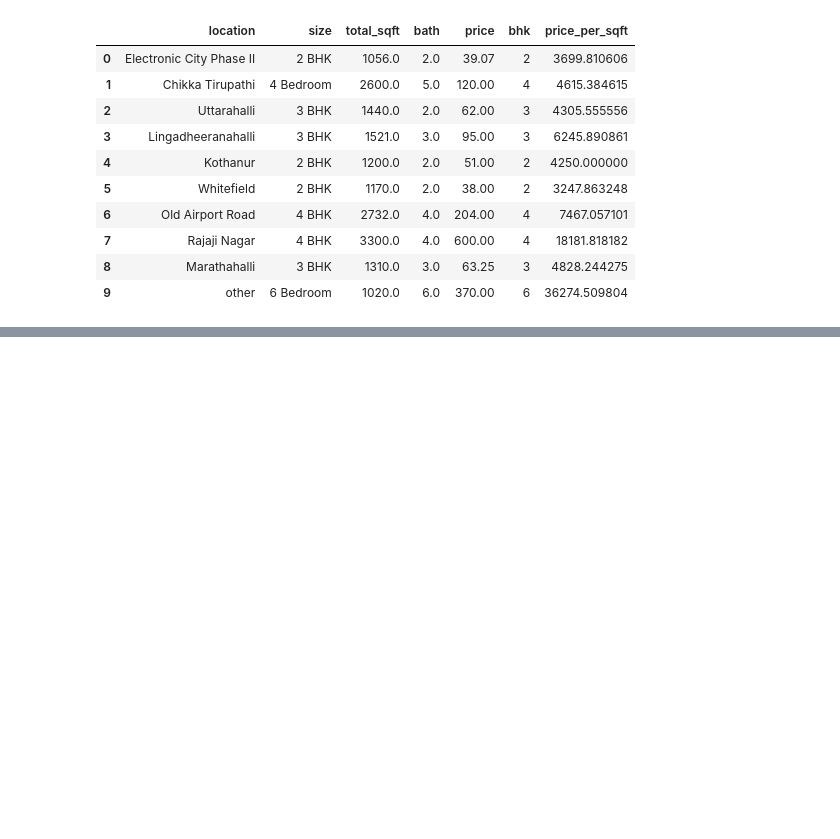
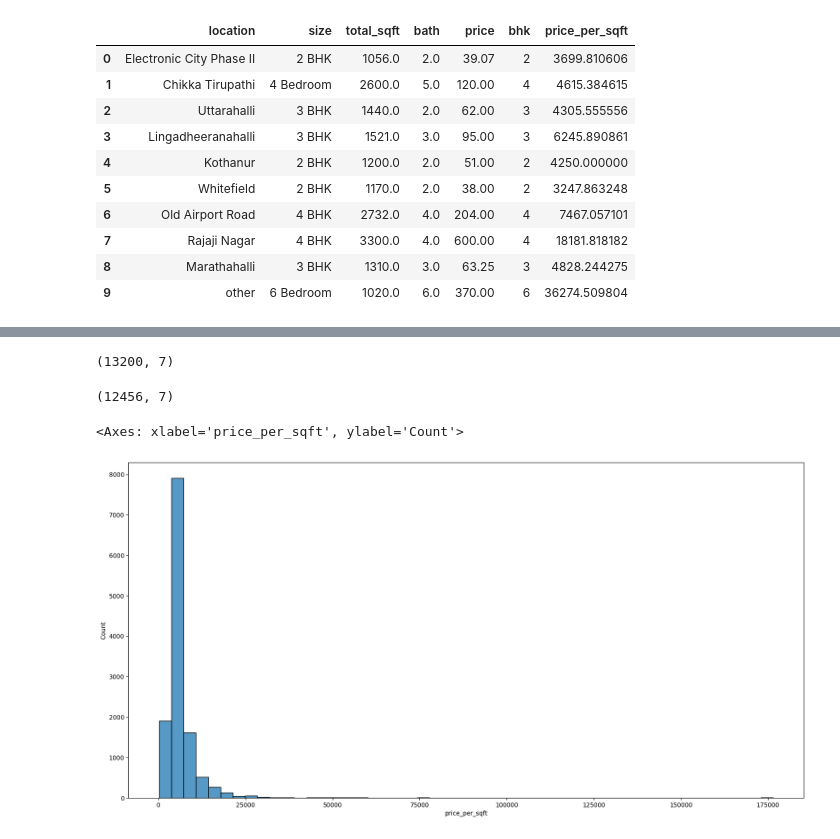
Before and after one commit to rameezulhasan/real-estate-price-prediction-ml, a Jupyter notebook: Untitled.ipynb, the cells around one changed output, grey strips where cells are left out. Cells and saved outputs as stored; diff of their text form; code cells hidden in the pictures; blank space fills up the shorter version.

```diff
--- a/Untitled.ipynb
+++ b/Untitled.ipynb
@@ -277,0 +298,14 @@ df5.head(10)
+# %%
+df5.shape
+# %% [output]
+(13200, 7)
+# %%
+df6 = df5[df5['total_sqft'] / df5['bhk'] >= 300]
+df6.shape
+# %% [output]
+(12456, 7)
+# %%
+sns.histplot(df6["price_per_sqft"], bins=50)
+# %% [output]
+<Axes: xlabel='price_per_sqft', ylabel='Count'>
+[figure, added]
```
Also changed, not shown: parts of 17 cells of this notebook.
